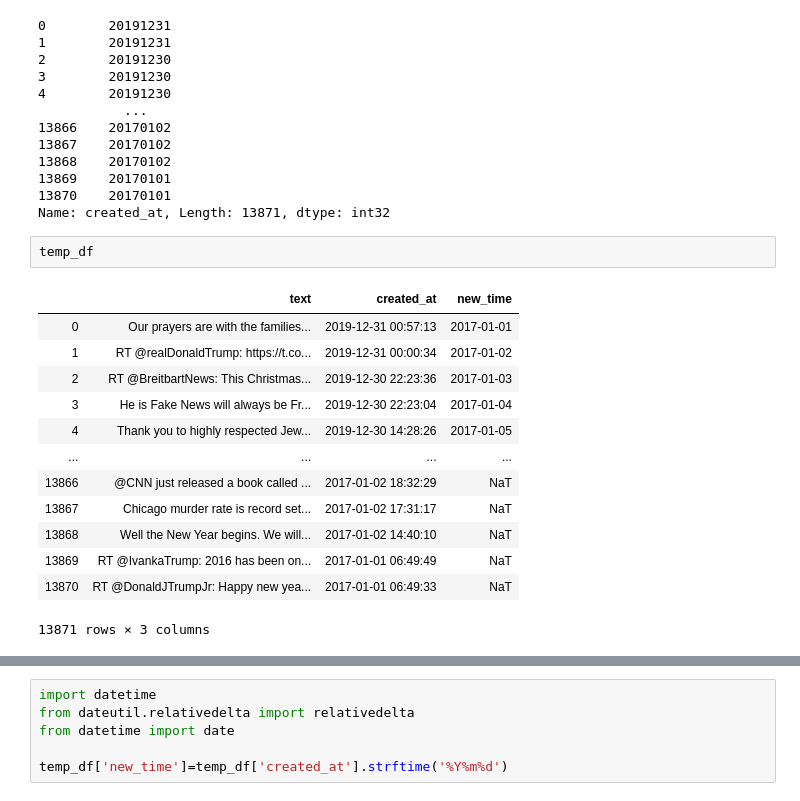
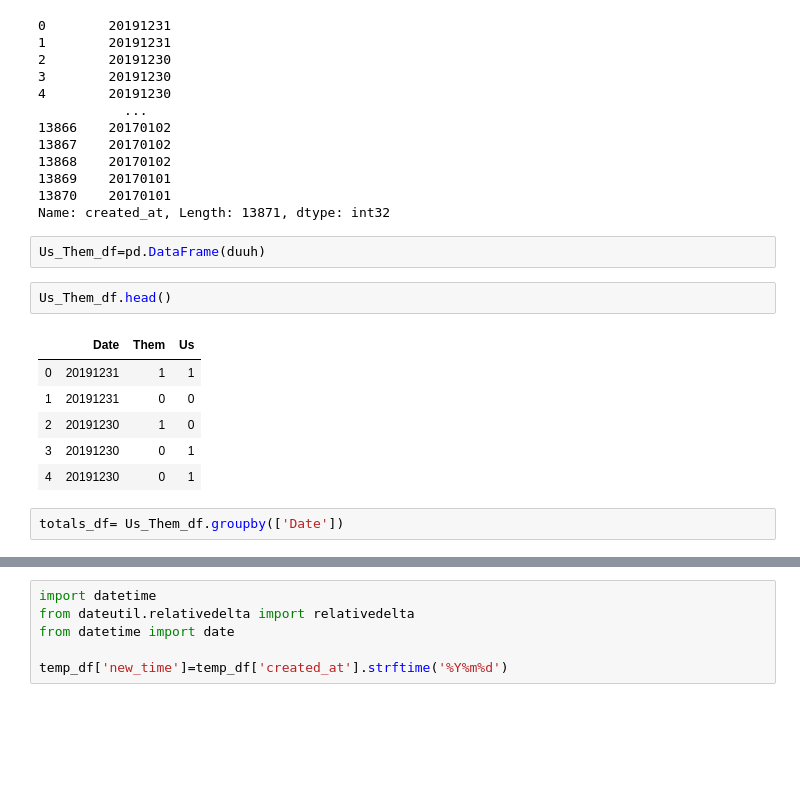
Before and after one commit to cselleck/data-viz-group-project, a Jupyter notebook: tweet_scrape.ipynb, the cells around one changed output, grey strips where cells are left out. Cells and saved outputs as stored; diff of their text form; blank space fills up the shorter version.

```diff
--- a/tweet_scrape.ipynb
+++ b/tweet_scrape.ipynb
@@ -201,19 +227,16 @@ temp_df.created_at.dt.strftime('%Y%m%d').astype(int)
 13869    20170101
 13870    20170101
 Name: created_at, Length: 13871, dtype: int32
-# %%
-temp_df
-# %% [output]
-|  | text | created_at | new_time |
-| 0 | Our prayers are with the families... | 2019-12-31 00:57:13 | 2017-01-01 |
-| 1 | RT @realDonaldTrump: https://t.co... | 2019-12-31 00:00:34 | 2017-01-02 |
-| 2 | RT @BreitbartNews: This Christmas... | 2019-12-30 22:23:36 | 2017-01-03 |
-| 3 | He is Fake News will always be Fr... | 2019-12-30 22:23:04 | 2017-01-04 |
-| 4 | Thank you to highly respected Jew... | 2019-12-30 14:28:26 | 2017-01-05 |
-| ... | ... | ... | ... |
-| 13866 | @CNN just released a book called ... | 2017-01-02 18:32:29 | NaT |
-| 13867 | Chicago murder rate is record set... | 2017-01-02 17:31:17 | NaT |
-| 13868 | Well the New Year begins. We will... | 2017-01-02 14:40:10 | NaT |
-| 13869 | RT @IvankaTrump: 2016 has been on... | 2017-01-01 06:49:49 | NaT |
-| 13870 | RT @DonaldJTrumpJr: Happy new yea... | 2017-01-01 06:49:33 | NaT |
-13871 rows × 3 columns
+# %%
+Us_Them_df=pd.DataFrame(duuh)
+# %%
+Us_Them_df.head()
+# %% [output]
+|  | Date | Them | Us |
+| 0 | 20191231 | 1 | 1 |
+| 1 | 20191231 | 0 | 0 |
+| 2 | 20191230 | 1 | 0 |
+| 3 | 20191230 | 0 | 1 |
+| 4 | 20191230 | 0 | 1 |
+# %%
+totals_df= Us_Them_df.groupby(['Date'])
```
Also changed, not shown: parts of 5 cells of this notebook, 1 other file.
